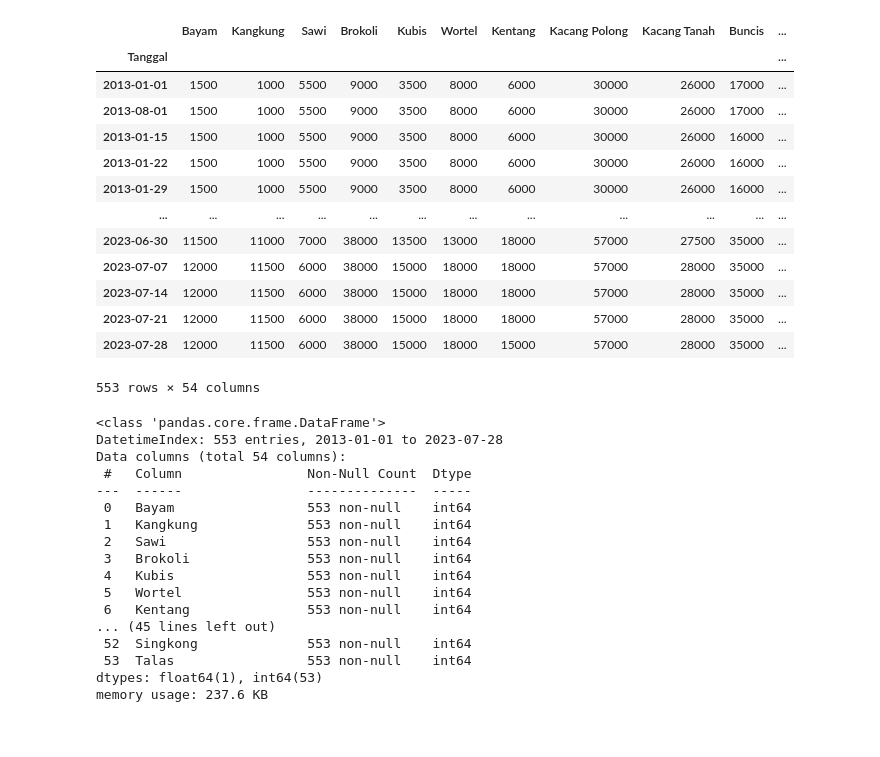
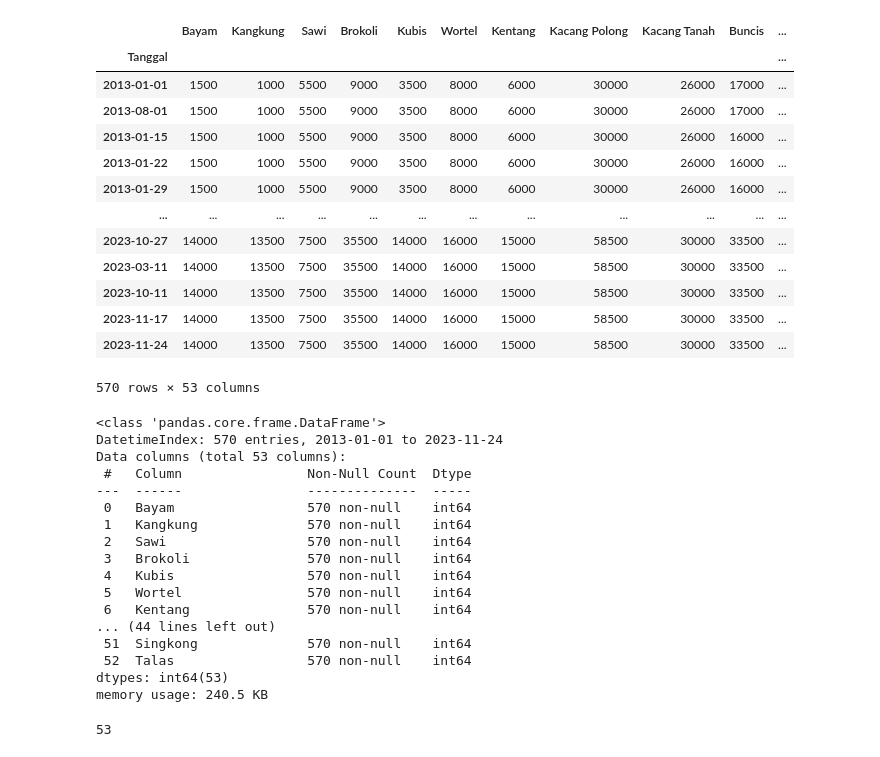
Before and after one commit to AbdanulIkhlas/Capstone-Project-CH2-PS160, a Jupyter notebook: Machine Learning/Code Ipynb/PricePredictionV3.ipynb, the cells around one changed output. Cells and saved outputs as stored; diff of their text form; code cells hidden in the pictures.

```diff
--- a/Machine Learning/Code Ipynb/PricePredictionV3.ipynb
+++ b/Machine Learning/Code Ipynb/PricePredictionV3.ipynb
@@ -25,42 +25,42 @@ Drive already mounted at /content/drive; to attempt to forcibly remount, call dr
 # %%
 # Load Dataset
-df = pd.read_csv('/content/drive/MyDrive/Bangkit/Dataset/newAllDataset.csv', header=0, index_col=0, parse_dates=True)
+df = pd.read_csv('/content/drive/MyDrive/Bangkit/Dataset/AllProductPriceDataset.csv', header=0, index_col=0, parse_dates=True)
 df
 # %% [output]
 |  | Bayam | Kangkung | Sawi | Brokoli | Kubis | Wortel | Kentang | Kacang Polong | Kacang Tanah | Buncis | ... |
 | Tanggal |  |  |  |  |  |  |  |  |  |  | ... |
 | 2013-01-01 | 1500 | 1000 | 5500 | 9000 | 3500 | 8000 | 6000 | 30000 | 26000 | 17000 | ... |
 | 2013-08-01 | 1500 | 1000 | 5500 | 9000 | 3500 | 8000 | 6000 | 30000 | 26000 | 17000 | ... |
 | 2013-01-15 | 1500 | 1000 | 5500 | 9000 | 3500 | 8000 | 6000 | 30000 | 26000 | 16000 | ... |
 | 2013-01-22 | 1500 | 1000 | 5500 | 9000 | 3500 | 8000 | 6000 | 30000 | 26000 | 16000 | ... |
 | 2013-01-29 | 1500 | 1000 | 5500 | 9000 | 3500 | 8000 | 6000 | 30000 | 26000 | 16000 | ... |
 | ... | ... | ... | ... | ... | ... | ... | ... | ... | ... | ... | ... |
-| 2023-06-30 | 11500 | 11000 | 7000 | 38000 | 13500 | 13000 | 18000 | 57000 | 27500 | 35000 | ... |
-| 2023-07-07 | 12000 | 11500 | 6000 | 38000 | 15000 | 18000 | 18000 | 57000 | 28000 | 35000 | ... |
-| 2023-07-14 | 12000 | 11500 | 6000 | 38000 | 15000 | 18000 | 18000 | 57000 | 28000 | 35000 | ... |
-| 2023-07-21 | 12000 | 11500 | 6000 | 38000 | 15000 | 18000 | 18000 | 57000 | 28000 | 35000 | ... |
-| 2023-07-28 | 12000 | 11500 | 6000 | 38000 | 15000 | 18000 | 15000 | 57000 | 28000 | 35000 | ... |
+| 2023-10-27 | 14000 | 13500 | 7500 | 35500 | 14000 | 16000 | 15000 | 58500 | 30000 | 33500 | ... |
+| 2023-03-11 | 14000 | 13500 | 7500 | 35500 | 14000 | 16000 | 15000 | 58500 | 30000 | 33500 | ... |
+| 2023-10-11 | 14000 | 13500 | 7500 | 35500 | 14000 | 16000 | 15000 | 58500 | 30000 | 33500 | ... |
+| 2023-11-17 | 14000 | 13500 | 7500 | 35500 | 14000 | 16000 | 15000 | 58500 | 30000 | 33500 | ... |
+| 2023-11-24 | 14000 | 13500 | 7500 | 35500 | 14000 | 16000 | 15000 | 58500 | 30000 | 33500 | ... |
-553 rows × 54 columns
+570 rows × 53 columns
 # %%
 df.info()
 # %% [output]
 <class 'pandas.core.frame.DataFrame'>
-DatetimeIndex: 553 entries, 2013-01-01 to 2023-07-28
-Data columns (total 54 columns):
+DatetimeIndex: 570 entries, 2013-01-01 to 2023-11-24
+Data columns (total 53 columns):
  #   Column                Non-Null Count  Dtype
 ---  ------                --------------  -----
- 0   Bayam                 553 non-null    int64
- 1   Kangkung              553 non-null    int64
- 2   Sawi                  553 non-null    int64
- 3   Brokoli               553 non-null    int64
- 4   Kubis                 553 non-null    int64
- 5   Wortel                553 non-null    int64
- 6   Kentang               553 non-null    int64
-... (45 lines left out)
- 52  Singkong              553 non-null    int64
- 53  Talas                 553 non-null    int64
-dtypes: float64(1), int64(53)
-memory usage: 237.6 KB
+ 0   Bayam                 570 non-null    int64
+ 1   Kangkung              570 non-null    int64
+ 2   Sawi                  570 non-null    int64
+ 3   Brokoli               570 non-null    int64
+ 4   Kubis                 570 non-null    int64
+ 5   Wortel                570 non-null    int64
+ 6   Kentang               570 non-null    int64
+... (44 lines left out)
+ 51  Singkong              570 non-null    int64
+ 52  Talas                 570 non-null    int64
+dtypes: int64(53)
+memory usage: 240.5 KB
 # %%
 # Fungsi untuk Membentuk Data untuk Model
 def df_to_X_y(df, window_size=75):
@@ -87 +87,6 @@ class MyCallback(tf.keras.callbacks.Callback):
             self.model.stop_training = True
+# %%
+jumlah_kolom = df.shape[1]
+jumlah_kolom
+# %% [output]
+53
```
Also changed, not shown: parts of 6 cells of this notebook, 4 other files.
